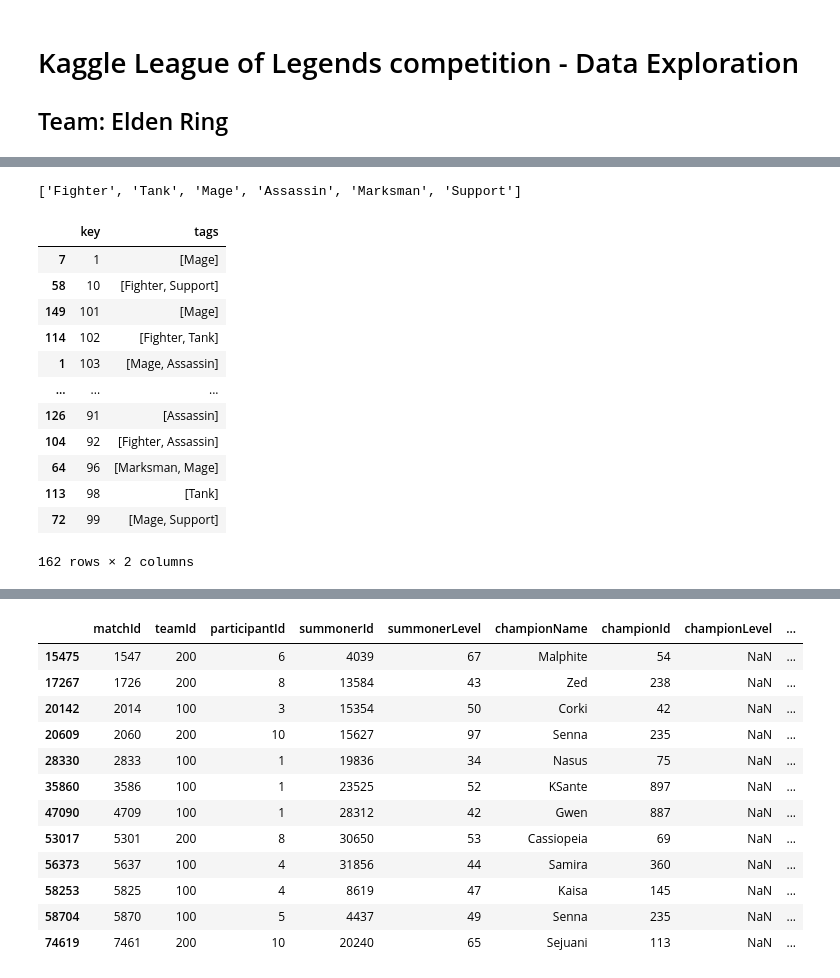
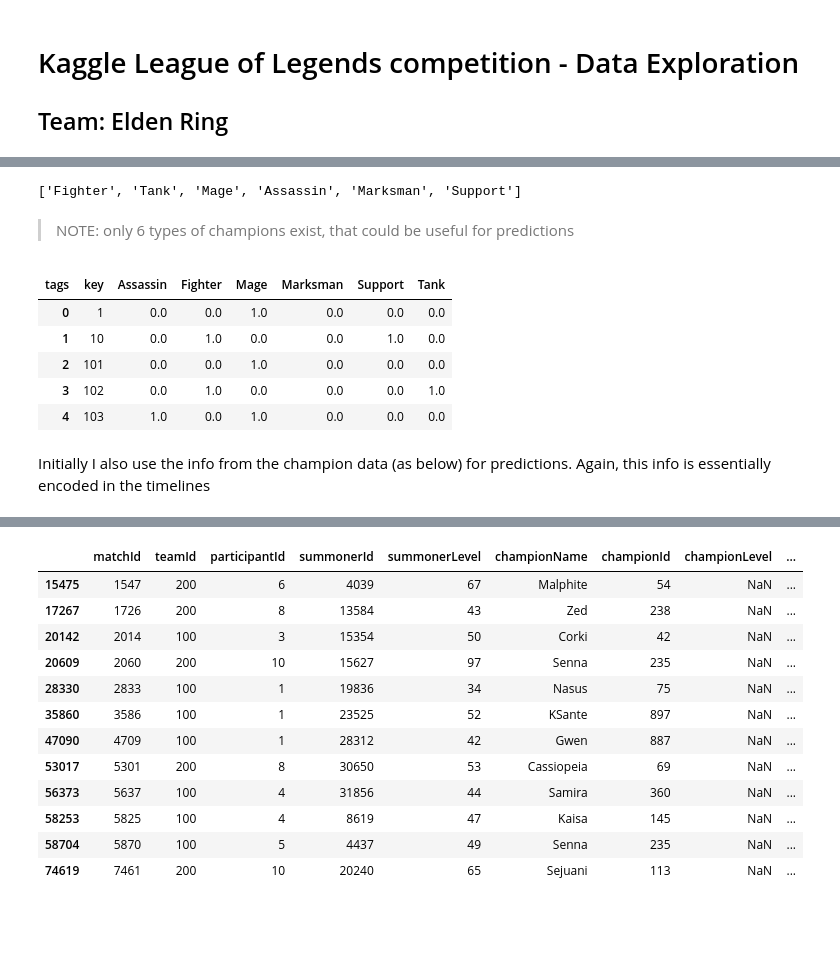
Before and after one commit to nss-data-science-cohort-6/kaggle_lol-elden-ring, a Jupyter notebook: notebooks/data_exploration.ipynb, the cells around one changed output, grey strips where cells are left out. Cells and saved outputs as stored; diff of their text form; code cells hidden in the pictures; blank space fills up the shorter version.

```diff
--- a/notebooks/data_exploration.ipynb
+++ b/notebooks/data_exploration.ipynb
@@ -20,3 +29,14 @@ team_positions = pd.read_csv('../data/teamPositions.csv')
 # %%
 # to unpack the relevant information
 champion_data = pd.json_normalize(champion['data'])
+
+list_classes = []
+
+for i in champion_data['tags']:
+    for j in range(len(i)):
+        if i[j] not in list_classes:
+            list_classes.append(i[j])
+
+list_classes
+# %% [output]
+['Fighter', 'Tank', 'Mage', 'Assassin', 'Marksman', 'Support']
@@ -30,24 +43,16 @@ for i in champion_data['tags']:
-# %%
-# only 6 classes/types, that's good, possibly of use!
-list_classes
-# %% [output]
-['Fighter', 'Tank', 'Mage', 'Assassin', 'Marksman', 'Support']
-# %%
-champion_data[['key','tags']].sort_values('key', ascending=True)
-# %% [output]
-|  | key | tags |
-| 7 | 1 | [Mage] |
-| 58 | 10 | [Fighter, Support] |
-| 149 | 101 | [Mage] |
-| 114 | 102 | [Fighter, Tank] |
-| 1 | 103 | [Mage, Assassin] |
-| ... | ... | ... |
-| 126 | 91 | [Assassin] |
-| 104 | 92 | [Fighter, Assassin] |
-| 64 | 96 | [Marksman, Mage] |
-| 113 | 98 | [Tank] |
-| 72 | 99 | [Mage, Support] |
-162 rows × 2 columns
+# %% [markdown]
+> NOTE: only 6 types of champions exist, that could be useful for predictions
 # %%
-# this is to get the champion types in a way that can be counted!
-champion_types= champion_data.explode('tags').pivot_table(values='id', index='key', columns='tags', aggfunc='count').fillna(0).reset_index()
+# this is to get the champion types in a way that can be used for furthen analysis
+champion_types = champion_data.explode('tags').pivot_table(values='id', index='key', columns='tags', aggfunc='count').fillna(0).reset_index()
+
+champion_types.head()
+# %% [output]
+| tags | key | Assassin | Fighter | Mage | Marksman | Support | Tank |
+| 0 | 1 | 0.0 | 0.0 | 1.0 | 0.0 | 0.0 | 0.0 |
+| 1 | 10 | 0.0 | 1.0 | 0.0 | 0.0 | 1.0 | 0.0 |
+| 2 | 101 | 0.0 | 0.0 | 1.0 | 0.0 | 0.0 | 0.0 |
+| 3 | 102 | 0.0 | 1.0 | 0.0 | 0.0 | 0.0 | 1.0 |
+| 4 | 103 | 1.0 | 0.0 | 1.0 | 0.0 | 0.0 | 0.0 |
+# %% [markdown]
+Initially I also use the info from the champion data (as below) for predictions. Again, this info is essentially encoded in the timelines
```
Also changed, not shown: parts of 37 cells of this notebook, 2 other files.
